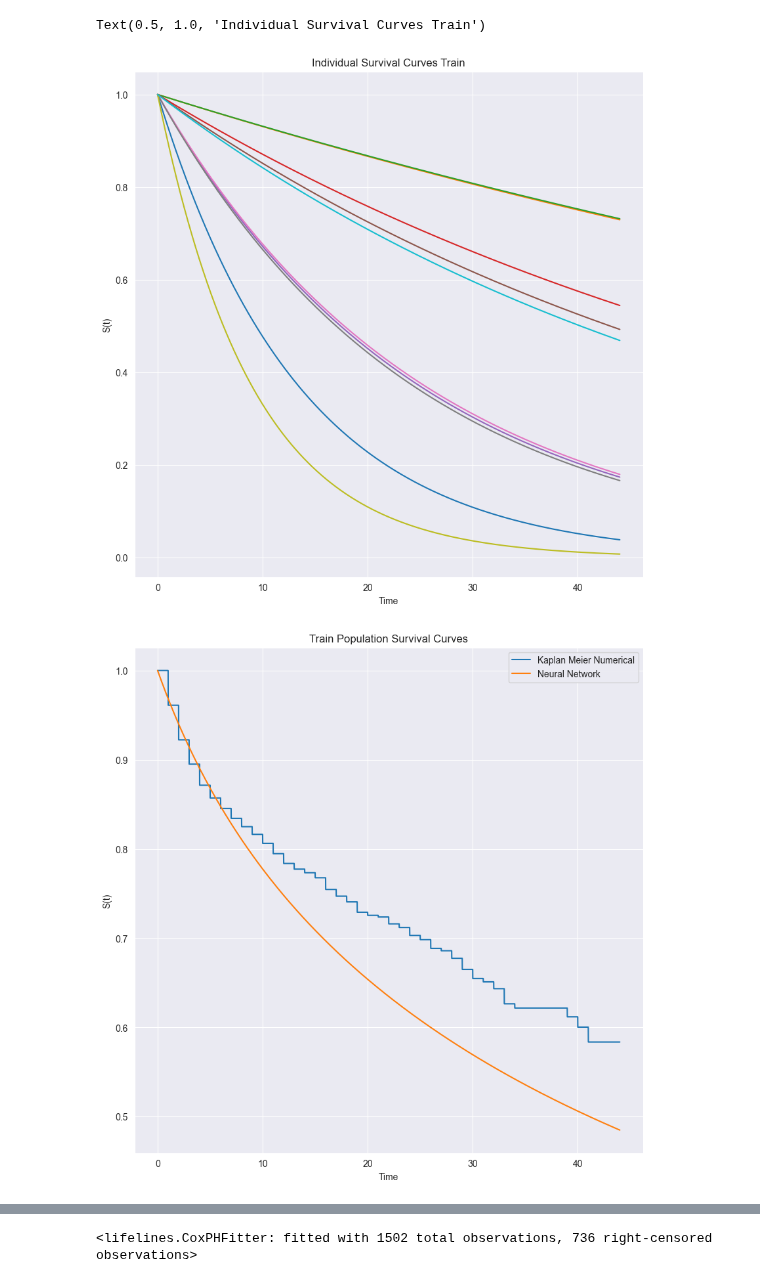
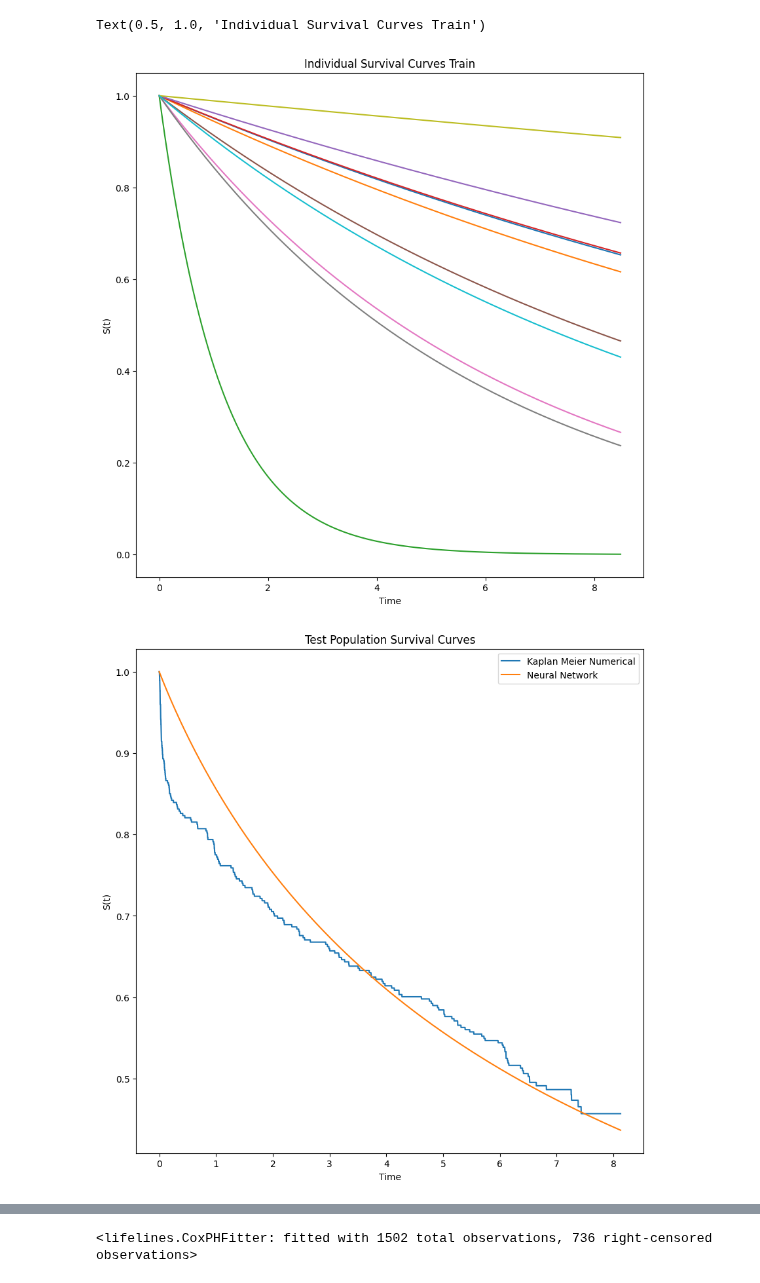
Before and after one commit to mlpotter/SAWAR, a Jupyter notebook: main_vanilla.ipynb, the cells around one changed output, grey strips where cells are left out. Cells and saved outputs as stored; diff of their text form; code cells hidden in the pictures.

```diff
--- a/main_vanilla.ipynb
+++ b/main_vanilla.ipynb
@@ -19,7 +19,7 @@ from tqdm import tqdm
 import pandas as pd
 import numpy as np
 # %%
-dataset_train,dataset_test = load_datasets("Dialysis",test_size=0.2)
+dataset_train,dataset_test = load_datasets("TRACE",test_size=0.2)
 # %%
 input_dims = dataset_train.tensors[0].shape[1]
 output_dim = 1
@@ -82,26 +82,26 @@ plt.ylabel("S(t)"); plt.xlabel("Time")
 plt.title("Individual Survival Curves Train")
 # %% [output]
 Text(0.5, 1.0, 'Individual Survival Curves Train')
-[figure, old version]
+[figure, new version]
 # %%
 X_test,T_test,E_test = dataloader_test.dataset.tensors
 t = torch.linspace(0,T_test.max(),10000)
 
 St_given_x = clf.survival_qdf(X_test,t).detach()
 
 kmf = KaplanMeierFitter()
 kmf.fit(durations=T_test,event_observed=E_test)
 St_kmf = kSt_kmf = kmf.predict(times=t.ravel().numpy())
 
 plt.figure(figsize=(10,10))
 plt.plot(t,St_kmf)
 plt.plot(t,St_given_x.mean(0))
 plt.ylabel("S(t)"); plt.xlabel("Time")
 plt.legend(["Kaplan Meier Numerical","Neural Network"])
-plt.title("Train Population Survival Curves")
+plt.title("Test Population Survival Curves")
 plt.show()
 # %% [output]
-[figure, old version]
+[figure, new version]
 # %%
 print("Train CI",concordance_index(event_times=T_train,predicted_scores=-clf.rate_logit(X_train).detach(),event_observed=E_train))
 print("Test CI",concordance_index(event_times=T_test,predicted_scores=-clf.rate_logit(X_test).detach(),event_observed=E_test))
```
Also changed, not shown: parts of 17 cells of this notebook, 7 other files.
